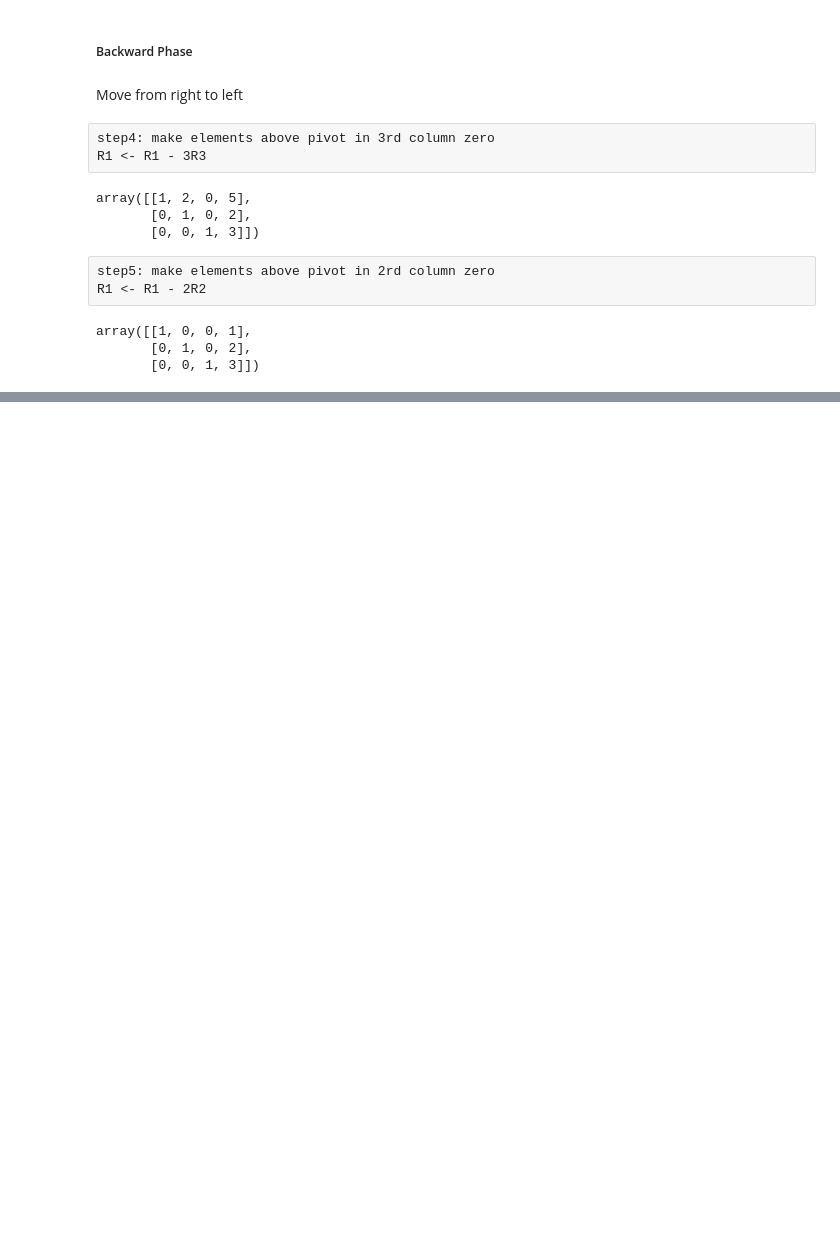
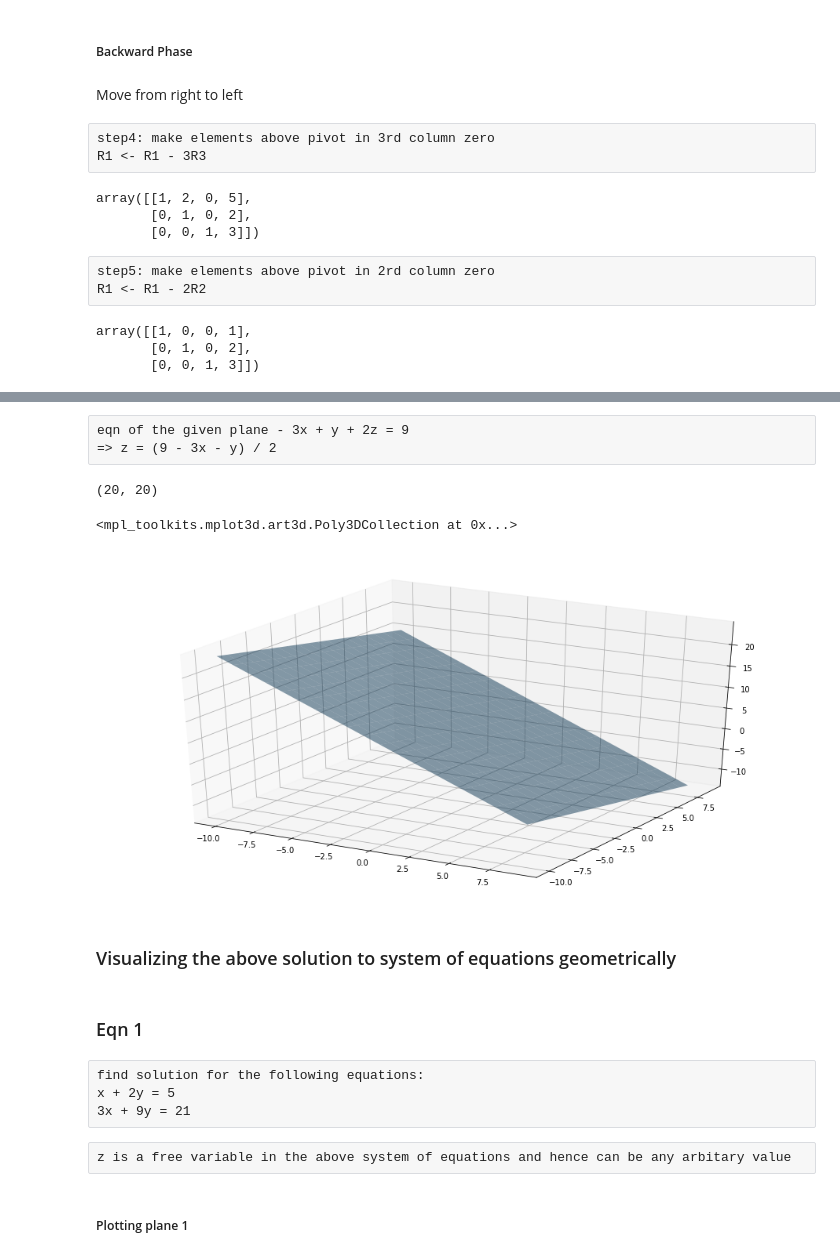
Before and after one commit to wingedrasengan927/linear-algebra, a Jupyter notebook: system_of_equations.ipynb, the cells around one changed output, grey strips where cells are left out. Cells and saved outputs as stored; diff of their text form; code cells hidden in the pictures; blank space fills up the shorter version.

Commit message:
add geometric visualizations

```diff
--- a/system_of_equations.ipynb
+++ b/system_of_equations.ipynb
@@ -148,0 +158,32 @@ z = 3
+# %% [raw]
+eqn of the given plane - 3x + y + 2z = 9
+=> z = (9 - 3x - y) / 2
+# %%
+# given a set of x values and a set of y values,
+# meshggrid returns all the points formed by combination of the given values
+xx, yy = np.meshgrid(range(-10, 10), range(-10, 10))
+# %%
+xx.shape
+# %% [output]
+(20, 20)
+# %%
+z = (9 - 3*xx - yy)/2
+# %%
+fig = plt.figure(figsize=(16, 8))
+ax = fig.add_subplot(111,projection='3d')
+ax.plot_surface(xx, yy, z, alpha=0.5)
+# %% [output]
+<mpl_toolkits.mplot3d.art3d.Poly3DCollection at 0x...>
+[figure, added]
+# %% [markdown]
+### Visualizing the above solution to system of equations geometrically
+# %% [markdown]
+### Eqn 1
+# %% [raw]
+find solution for the following equations:
+x + 2y = 5
+3x + 9y = 21
+# %% [raw]
+z is a free variable in the above system of equations and hence can be any arbitary value
+# %% [markdown]
+##### Plotting plane 1
```
Also changed, not shown: parts of 42 cells of this notebook.
